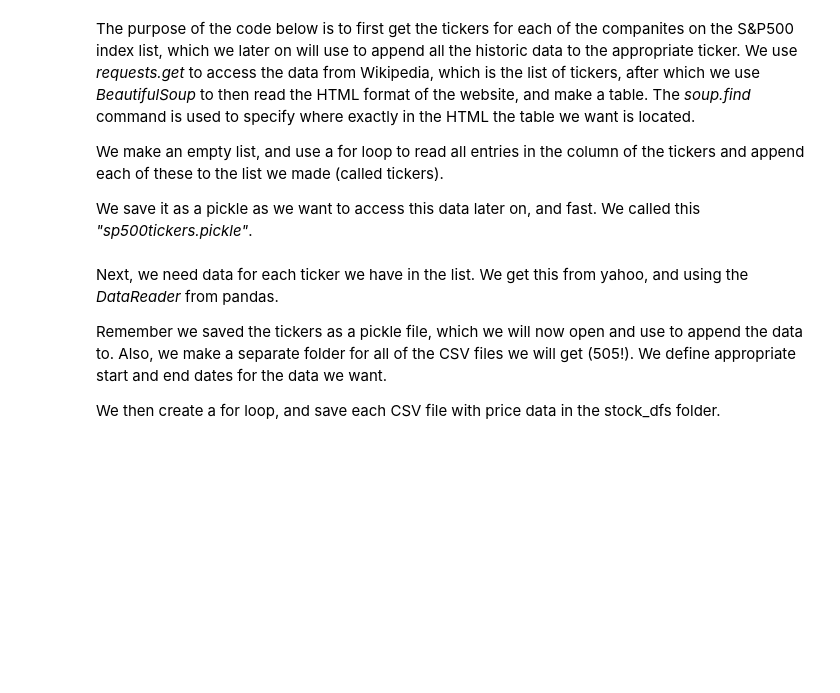
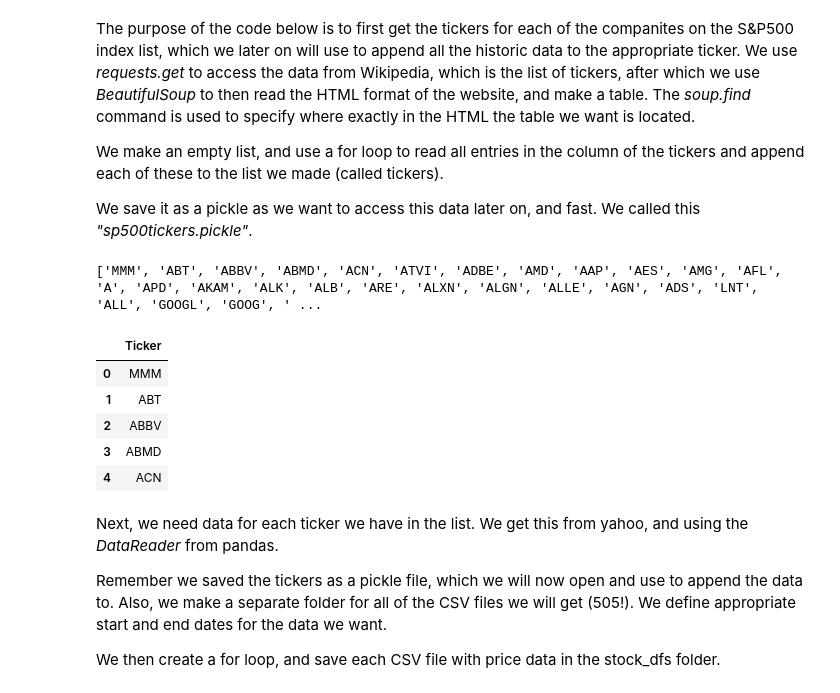
Before and after one commit to NumEconCopenhagen/projects-2019-mcb, a Jupyter notebook: dataProject.ipynb, the cells around one changed output. Cells and saved outputs as stored; diff of their text form; code cells hidden in the pictures; blank space fills up the shorter version.

```diff
--- a/dataProject.ipynb
+++ b/dataProject.ipynb
@@ -43,23 +63,38 @@ We save it as a pickle as we want to access this data later on, and fast. We cal
 # %%
 #Automating S&P500 - From Yahoo Finance - Close price adjusted for splits, and Adj. Close price is adjusted for both dividends and splits.
 def save_sp500_tickers():
     resp = requests.get("https://en.wikipedia.org/wiki/List_of_S%26P_500_companies")
     soup = bs.BeautifulSoup(resp.text, "lxml")
     table = soup.find("table", {"class": "wikitable sortable"})
     tickers = []
     for row in table.findAll("tr")[1:]:
-        ticker = row.findAll("td")[1].text.replace(".","-")
+        ticker = row.findAll("td")[0].text.replace(".","-")
+        ticker = ticker[:-1]
         tickers.append(ticker)
+
+    df_tickers = pd.DataFrame(tickers)
+    df_tickers.to_csv("tickers.csv")
 
     with open("sp500tickers.pickle", "wb") as f:
         pickle.dump(tickers, f)
 
         print(tickers)
 
         return(tickers)
 
+save_sp500_tickers()
 
-save_sp500_tickers()
+df_tickers = pd.read_csv("tickers.csv", index_col= 0)
+df_tickers.columns = ["Ticker"]
+df_tickers.head()
+# %% [output]
+['MMM', 'ABT', 'ABBV', 'ABMD', 'ACN', 'ATVI', 'ADBE', 'AMD', 'AAP', 'AES', 'AMG', 'AFL', 'A', 'APD', 'AKAM', 'ALK', 'ALB', 'ARE', 'ALXN', 'ALGN', 'ALLE', 'AGN', 'ADS', 'LNT', 'ALL', 'GOOGL', 'GOOG', ' ...
+|  | Ticker |
+| 0 | MMM |
+| 1 | ABT |
+| 2 | ABBV |
+| 3 | ABMD |
+| 4 | ACN |
 # %% [markdown]
 Next, we need data for each ticker we have in the list. We get this from yahoo, and using the *DataReader* from pandas.
 
```
Also changed, not shown: parts of 15 cells of this notebook.
